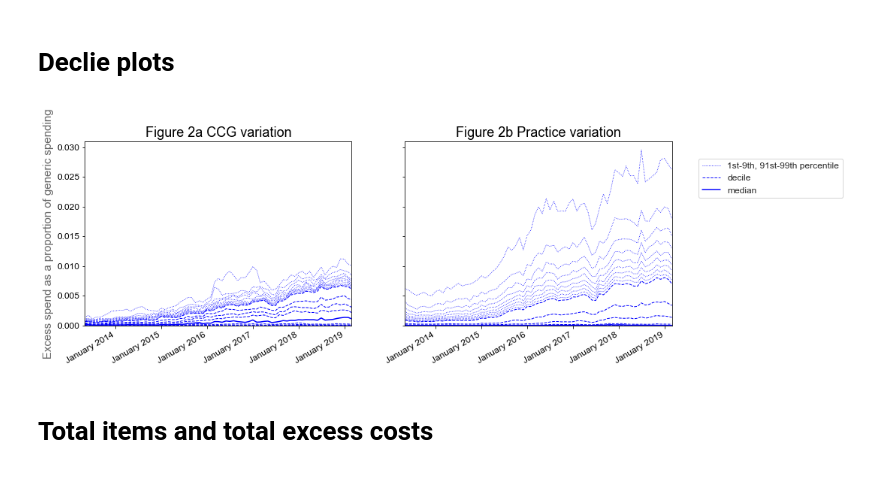
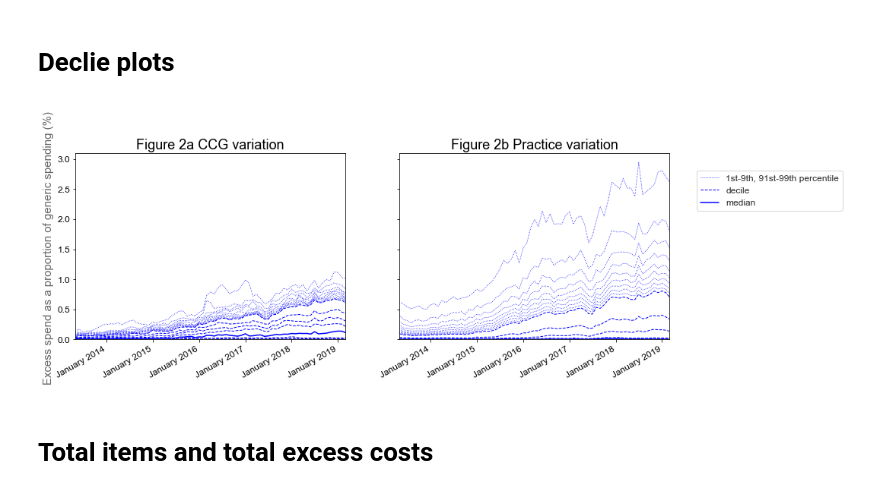
Before and after one commit to ebmdatalab/ghost_branded_generics_paper, a Jupyter notebook: Ghost Branded Generics.ipynb, the cells around one changed output. Drawn from its saved outputs; the diff is of its cells as text; code cells hidden in the pictures.

```diff
--- a/Ghost Branded Generics.ipynb
+++ b/Ghost Branded Generics.ipynb
@@ -43,7 +43,7 @@ ghost_df.head()
 # Practice level data
 # %%
 practice = ghost_df.copy()
-practice['calc_val'] = practice['possible_savings']/practice['net_cost']
+practice['calc_val'] = (practice['possible_savings']/practice['net_cost'])*100
 practice['month'] = pd.to_datetime(practice['month'])
 practice = practice.sort_values(['practice','month'])
 practice = practice.loc[practice['month']>='2013-05-01']
@@ -62,7 +62,7 @@ practice.head()
 ccg = ghost_df.copy()
 ccg['month'] = pd.to_datetime(ccg['month'])
 ccg = ccg.groupby(['pct','month'],as_index=False).sum()
-ccg['calc_val'] = ccg['possible_savings']/ccg['net_cost']
+ccg['calc_val'] = (ccg['possible_savings']/ccg['net_cost'])*100
 ccg = ccg.sort_values(['pct','month'])
 ccg = ccg.loc[ccg['month']>='2013-05-01']
 ccg = ccg.replace([np.inf, -np.inf], np.nan)
@@ -163,35 +162,35 @@ f.autofmt_xdate()
 layout = gridspec.GridSpec(1, 2, figure=f)
 left_plot = plt.subplot(layout[0])
 right_plot = plt.subplot(layout[1], sharey=left_plot)  # Share the Y axis
 # ...and because it's shared, suppress ticks on the second chart
 plt.setp(right_plot.get_yticklabels(), visible=False)
 
 charts.deciles_chart(
     ccg,
     period_column='month',
     column='calc_val',
     title="Figure 2a CCG variation",
-    ylabel="Excess spend as a proportion of generic spending",
+    ylabel="Excess spend as a proportion of generic spending (%) ",
     show_outer_percentiles=True,
     show_legend=False,
     ax=left_plot
 )
 
 charts.deciles_chart(
     practice,
     period_column='month',
     column='calc_val',
     title="Figure 2b Practice variation",
     ylabel="",
     show_outer_percentiles=True,
     show_legend=True,
     ax=right_plot
 )
 plt.savefig('deciles.png', format='png', dpi=300,bbox_inches='tight')
 plt.savefig(r'gbg_images\gbg_fig2_deciles_ccgprac.png')
 plt.show()
 # %% [output]
-[figure, old version]
+[figure, new version]
 # %% [markdown]
 # Total items and total excess costs
 # %%
```
Also changed, not shown: parts of 8 cells of this notebook, 12 other files.
